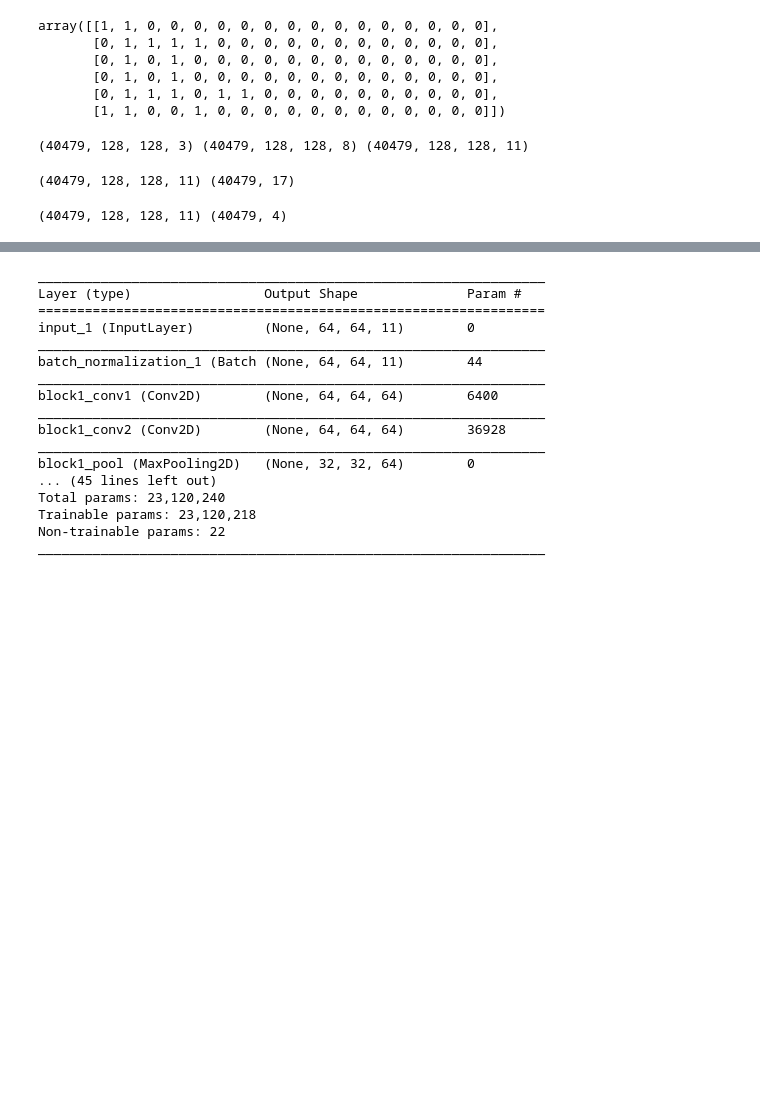
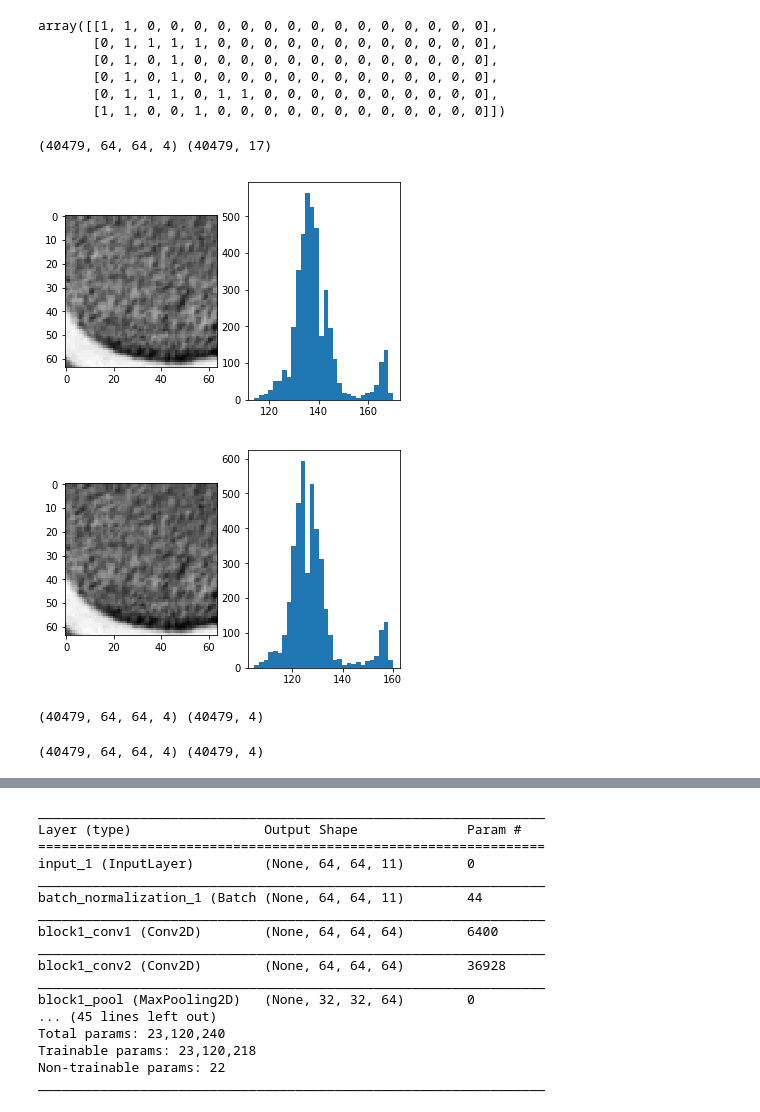
Before and after one commit to SorokinV/Kaggle-2017-04-Brazil-Amazon, a Jupyter notebook: Jupyter-Net/a-basin-V4-VGG.ipynb, the cells around one changed output, grey strips where cells are left out. Saved outputs shown, nothing was run; the diff lists cells and outputs as text; code cells hidden in the pictures; blank space fills up the shorter version.

Commit message:
VGG16 (64x64)=(128x128). Ввод CCCI через нормализацию NDVI эффекта не дает, либо эффект в минус. Тема закрыта.

```diff
--- a/Jupyter-Net/a-basin-V4-VGG.ipynb
+++ b/Jupyter-Net/a-basin-V4-VGG.ipynb
@@ -156,7 +156,7 @@ if False :
     print(trX.shape,trY.shape)
 
 
-if True :
+if False :
     trY  = np.load('../Data-Keras/Datas/train-model-2D-64x64x8-YY-tif.npy')
     trX0 = np.load('../Data-Keras/Datas/train-model-2D-128x128x3-XX-tif.npy')
     trX1 = np.load('../Data-Keras/Datas/train-model-2D-128x128x8-XX-tif.npy')
@@ -165,6 +165,18 @@ if True :
     print (trX0.shape,trX1.shape,trX.shape)
     trX[:,:,:,0:3] = trX0; del trX0
     trX[:,:,:,3:]  = trX1; del trX1
+
+if True :
+    trY  = np.load('../Data-Keras/Datas/train-model-2D-64x64x8-YY-tif.npy')
+    #trX0 = np.load('../Data-Keras/Datas/train-model-2D-128x128x3-XX-tif.npy')
+    trX1 = np.load('../Data-Keras/Datas/train-model-2D-64x64x8-XX-tif.npy')
+    #trX1 = trX1[:,:,:,3:]
+    #trX  = np.zeros((trX0.shape[0],trX0.shape[1],trX0.shape[2],trX0.shape[3]+trX1.shape[3]),dtype=np.uint8)
+    trX  = trX1[:,:,:,3:8]
+    #print (trX0.shape,trX1.shape,trX.shape)
+    #trX[:,:,:,0:3] = trX0; del trX0
+    #trX[:,:,:,3:]  = trX1; del trX1
+    del trX1
 
 
 if False :
@@ -180,21 +192,42 @@ if False :
 
 print(trX.shape,trY.shape)
 # %% [output]
-(40479, 128, 128, 3) (40479, 128, 128, 8) (40479, 128, 128, 11)
+(40479, 64, 64, 4) (40479, 17)
 # %%
 #del trX0,trX1,trX
+# %%
+trX.shape
+ndvi_min, ndvi_max = np.zeros(trX.shape[0],dtype=np.float16), np.zeros(trX.shape[0],dtype=np.float16)
+ccci               = np.zeros((trX.shape[0],trX.shape[1],trX.shape[2]),dtype=np.uint8)
+for ii in range(trX.shape[0]) :
+    ndvi_min[ii], ndvi_max[ii] = trX[ii,:,:,0].min(), trX[ii,:,:,0].max()
+    ccci[ii] = (trX[ii,:,:,0]-ndvi_min[ii])/(ndvi_max[ii]-ndvi_min[ii])*256.0
+ccci.shape
+trX[:,:,:,3]=ccci
+# %%
+ii = 50
+#plt.imshow(np.array(ccci[ii]*256.0,dtype=np.uint8),'gray'); plt.show()
+#plt.subplot(121);plt.imshow(ccci[ii],'gray'); plt.subplot(122);plt.hist(ccci[ii].ravel(),bins=50);
+#plt.show()
+plt.subplot(121);plt.imshow(trX[ii,:,:,0],'gray'); plt.subplot(122);plt.hist(trX[ii,:,:,0].ravel(),bins=30);
+plt.show()
+plt.subplot(121);plt.imshow(trX[ii,:,:,1],'gray'); plt.subplot(122);plt.hist(trX[ii,:,:,1].ravel(),bins=30);
+plt.show()
+# %% [output]
+[figure, added]
+[figure, added]
 # %%
 print(trX.shape,trY.shape)
 ###del trX, trY
 # %% [output]
-(40479, 128, 128, 11) (40479, 17)
+(40479, 64, 64, 4) (40479, 4)
 # %%
 # Берем из признаков только 4,5,6,7 - проблемные
 trY_old = trY
 trY=trY[:,4:8]
 print(trX.shape,trY.shape)
 # %% [output]
-(40479, 128, 128, 11) (40479, 4)
+(40479, 64, 64, 4) (40479, 4)
 # %%
 def fbeta_pred(y_true, y_pred, beta=2.0, OK1=0.2, eps=0.000001, printOK=False):
     beta2 = beta*beta
```
Also changed, not shown: parts of 8 cells of this notebook.
